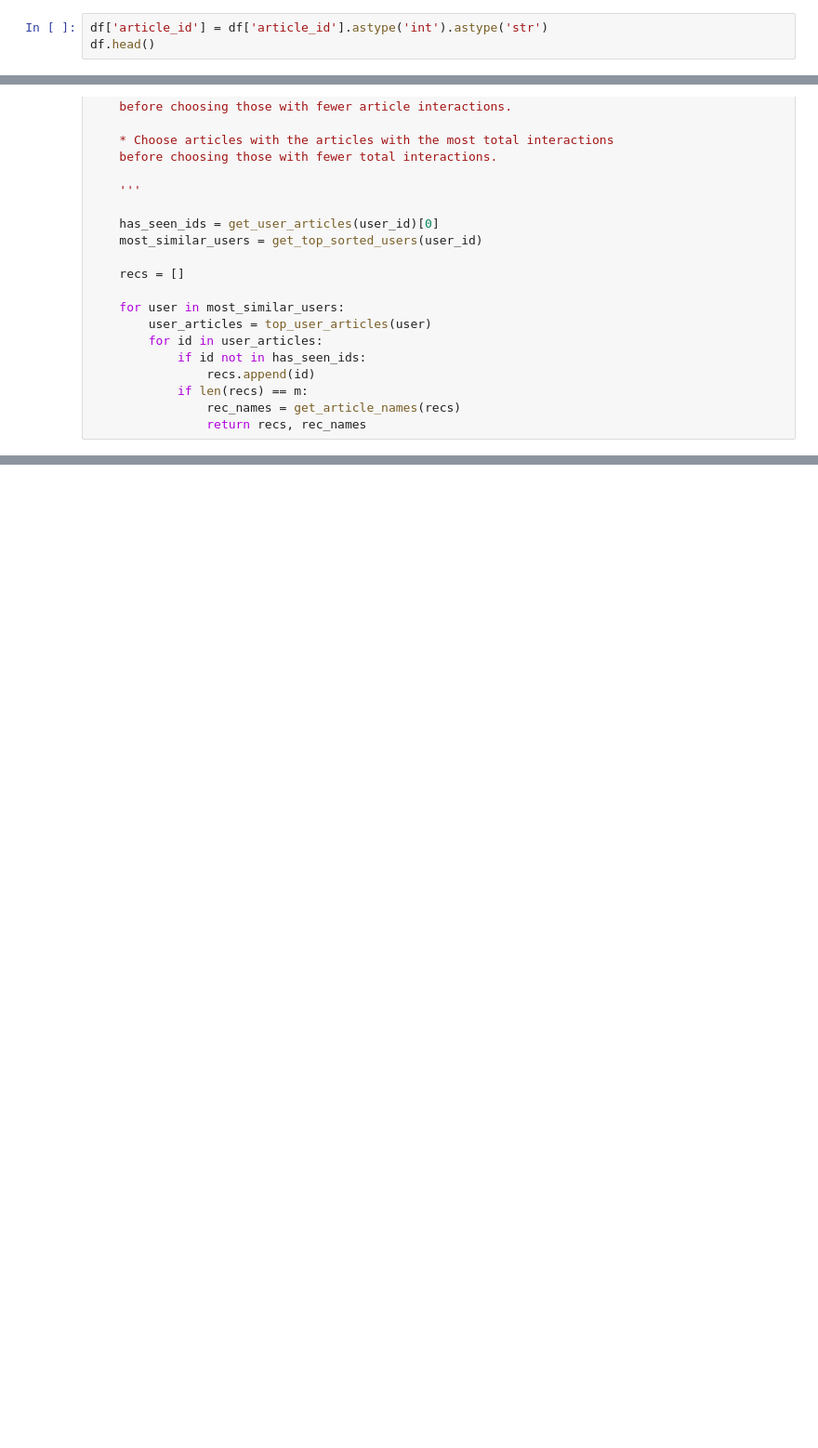
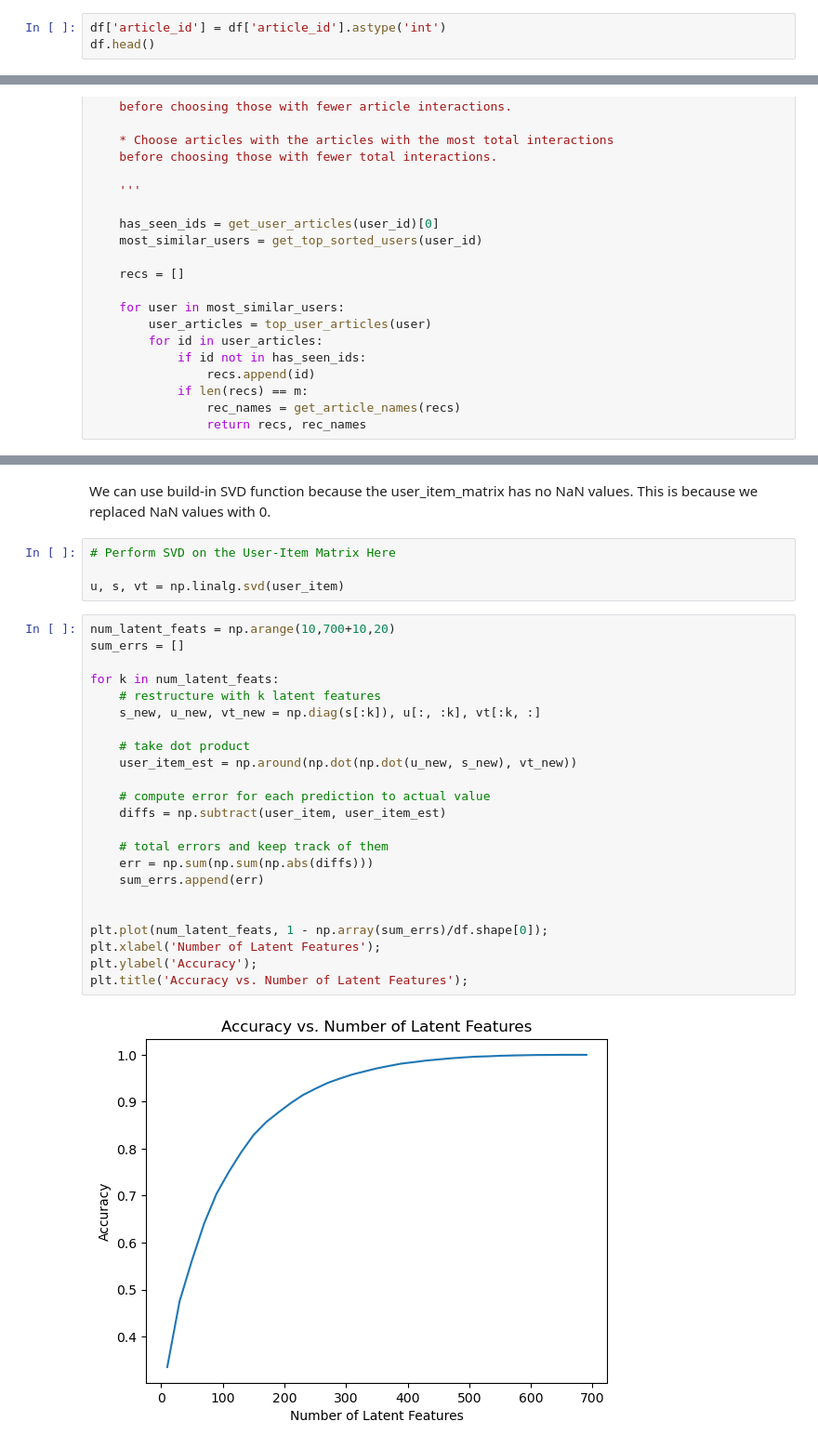
Before and after one commit to tristenwallace/IBM_article_recommender, a Jupyter notebook: notebooks/eda.ipynb, the cells around one changed output, grey strips where cells are left out. Shown: that part at 93% size. Saved outputs shown, nothing was run; the diff lists cells and outputs as text; blank space fills up the shorter version.

```diff
--- a/notebooks/eda.ipynb
+++ b/notebooks/eda.ipynb
@@ -28,7 +28,7 @@ df.head()
 | 3 | 1338.0 | ml optimization using cognitive a... | 06485706b34a5c9bf2a0ecdac41daf7e7... |
 | 4 | 1276.0 | deploy your python model as a res... | f01220c46fc92c6e6b161b1849de11faa... |
 # %%
-df['article_id'] = df['article_id'].astype('int').astype('str')
+df['article_id'] = df['article_id'].astype('int')
 df.head()
 # %% [output]
 |  | article_id | title | email |
@@ -463,0 +485,31 @@ The top 10 recommendations for user 20 are the following article names:
+# %% [markdown]
+We can use build-in SVD function because the user_item_matrix has no NaN values. This is because we replaced NaN values with 0.
+# %%
+# Perform SVD on the User-Item Matrix Here
+
+u, s, vt = np.linalg.svd(user_item)
+# %%
+num_latent_feats = np.arange(10,700+10,20)
+sum_errs = []
+
+for k in num_latent_feats:
+    # restructure with k latent features
+    s_new, u_new, vt_new = np.diag(s[:k]), u[:, :k], vt[:k, :]
+
+    # take dot product
+    user_item_est = np.around(np.dot(np.dot(u_new, s_new), vt_new))
+
+    # compute error for each prediction to actual value
+    diffs = np.subtract(user_item, user_item_est)
+
+    # total errors and keep track of them
+    err = np.sum(np.sum(np.abs(diffs)))
+    sum_errs.append(err)
+
+
+plt.plot(num_latent_feats, 1 - np.array(sum_errs)/df.shape[0]);
+plt.xlabel('Number of Latent Features');
+plt.ylabel('Accuracy');
+plt.title('Accuracy vs. Number of Latent Features');
+# %% [output]
+[figure, added]
```
Also changed, not shown: parts of 29 cells of this notebook.
